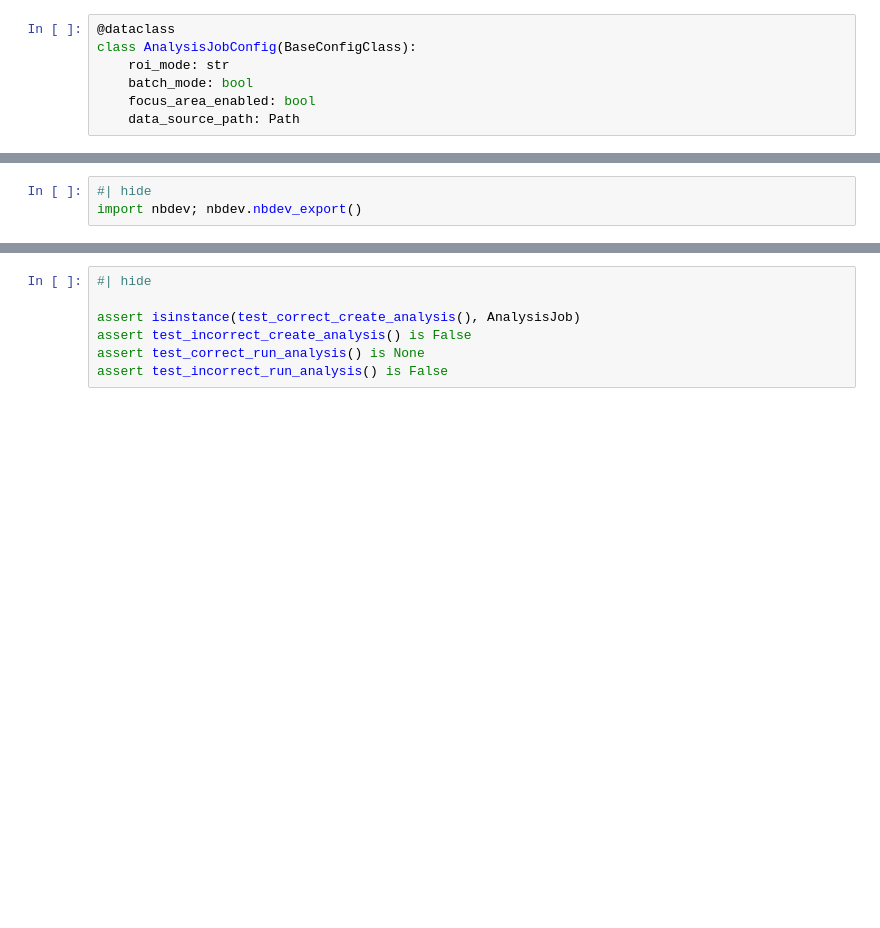
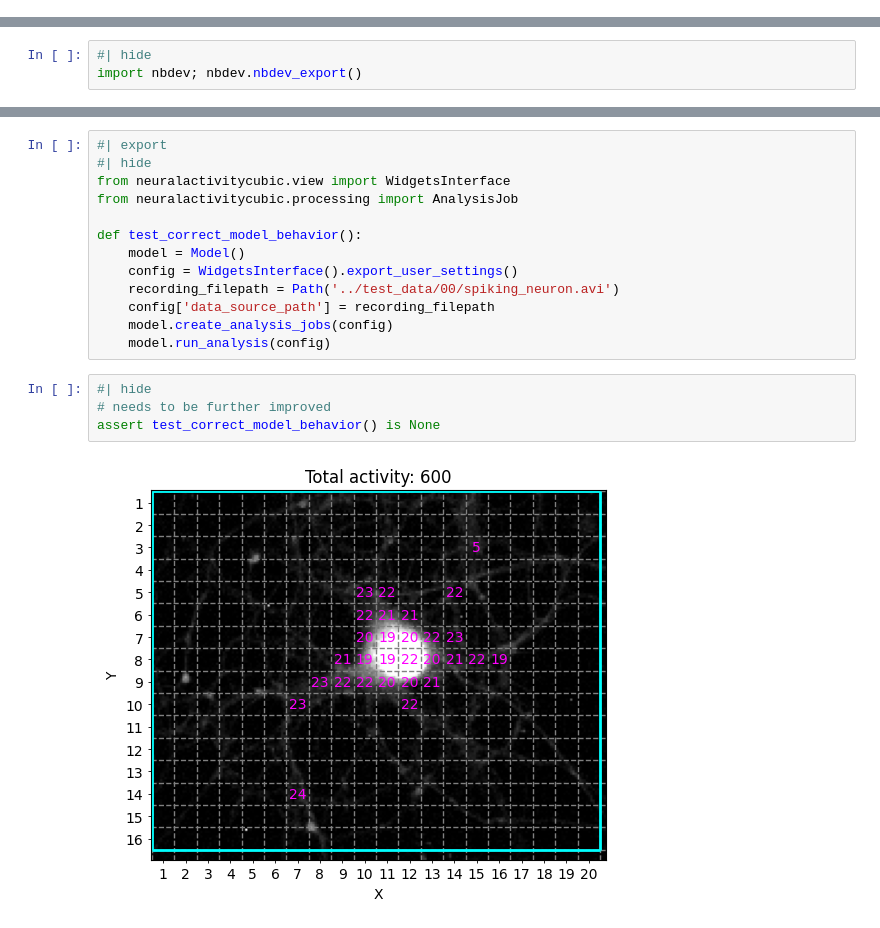
Before and after one commit to Indoc-Research/NeuralActivityCubic, a Jupyter notebook: nbs/02_model.ipynb, the cells around one changed output, grey strips where cells are left out. Saved outputs shown, nothing was run; the diff lists cells and outputs as text; blank space fills up the shorter version.

Commit message:
Made configs as standalone module with better testing

```diff
--- a/nbs/02_model.ipynb
+++ b/nbs/02_model.ipynb
@@ -28,11 +29,4 @@ from neuralactivitycubic.processing import AnalysisJob, AnalysisConfig, ResultsC
 from neuralactivitycubic.input import RecordingLoaderFactory, ROILoaderFactory, RecordingLoader, ROILoader, get_filepaths_with_supported_extension_in_dirpath, FocusAreaPathRestrictions
-# %%
-@dataclass
-class AnalysisJobConfig(BaseConfigClass):
-    roi_mode: str
-    batch_mode: bool
-    focus_area_enabled: bool
-    data_source_path: Path
 # %%
 #| export
 class Model:
@@ -357,7 +300,19 @@ def test_incorrect_run_analysis():
-# %%
-#| hide
-
-assert isinstance(test_correct_create_analysis(), AnalysisJob)
-assert test_incorrect_create_analysis() is False
-assert test_correct_run_analysis() is None
-assert test_incorrect_run_analysis() is False
+# %%
+#| export
+#| hide
+from neuralactivitycubic.view import WidgetsInterface
+from neuralactivitycubic.processing import AnalysisJob
+
+def test_correct_model_behavior():
+    model = Model()
+    config = WidgetsInterface().export_user_settings()
+    recording_filepath = Path('../test_data/00/spiking_neuron.avi')
+    config['data_source_path'] = recording_filepath
+    model.create_analysis_jobs(config)
+    model.run_analysis(config)
+# %%
+#| hide
+# needs to be further improved
+assert test_correct_model_behavior() is None
+# %% [output]
+[figure, added]
```
Also changed, not shown: parts of 2 cells of this notebook, 8 other files.
